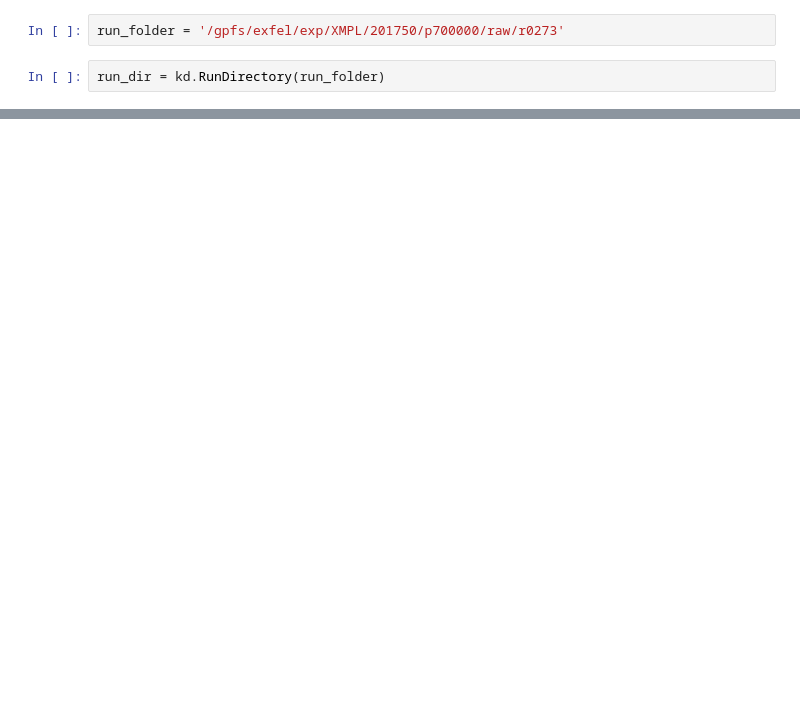
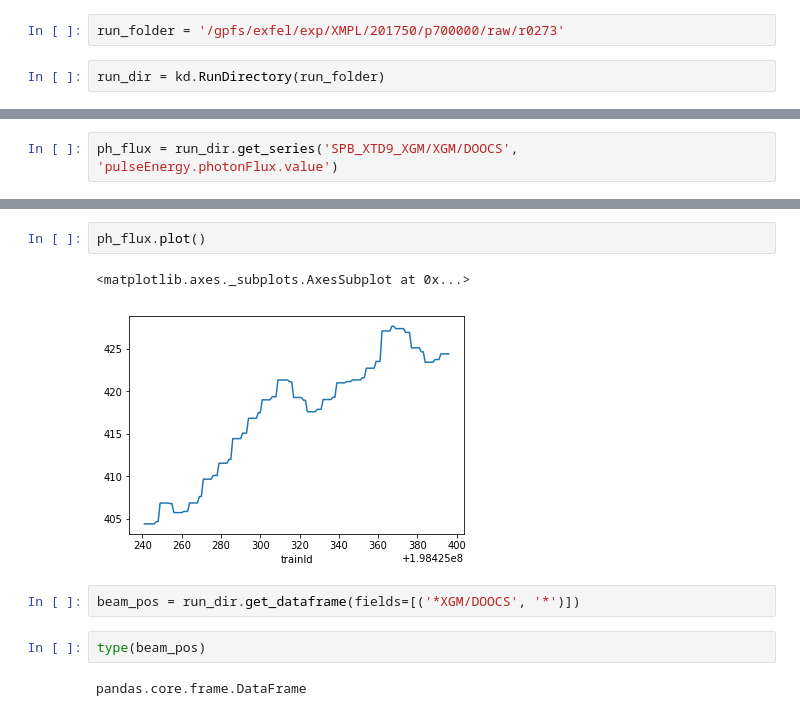
Before and after one commit to antarcticrainforest/antarcticrainforest.github.io, a Jupyter notebook: src/karabo_data-talk/Live-demo_talk.ipynb, the cells around one changed output, grey strips where cells are left out. Cells and saved outputs as stored; diff of their text form; blank space fills up the shorter version.

```diff
--- a/src/karabo_data-talk/Live-demo_talk.ipynb
+++ b/src/karabo_data-talk/Live-demo_talk.ipynb
@@ -11,0 +112,2 @@ run_dir = kd.RunDirectory(run_folder)
+# %%
+ph_flux = run_dir.get_series('SPB_XTD9_XGM/XGM/DOOCS', 'pulseEnergy.photonFlux.value')
@@ -11,0 +128,11 @@ run_dir = kd.RunDirectory(run_folder)
+# %%
+ph_flux.plot()
+# %% [output]
+<matplotlib.axes._subplots.AxesSubplot at 0x...>
+[figure, added]
+# %%
+beam_pos = run_dir.get_dataframe(fields=[('*XGM/DOOCS', '*')])
+# %%
+type(beam_pos)
+# %% [output]
+pandas.core.frame.DataFrame
```
Also changed, not shown: parts of 23 cells of this notebook, 26 other files.
